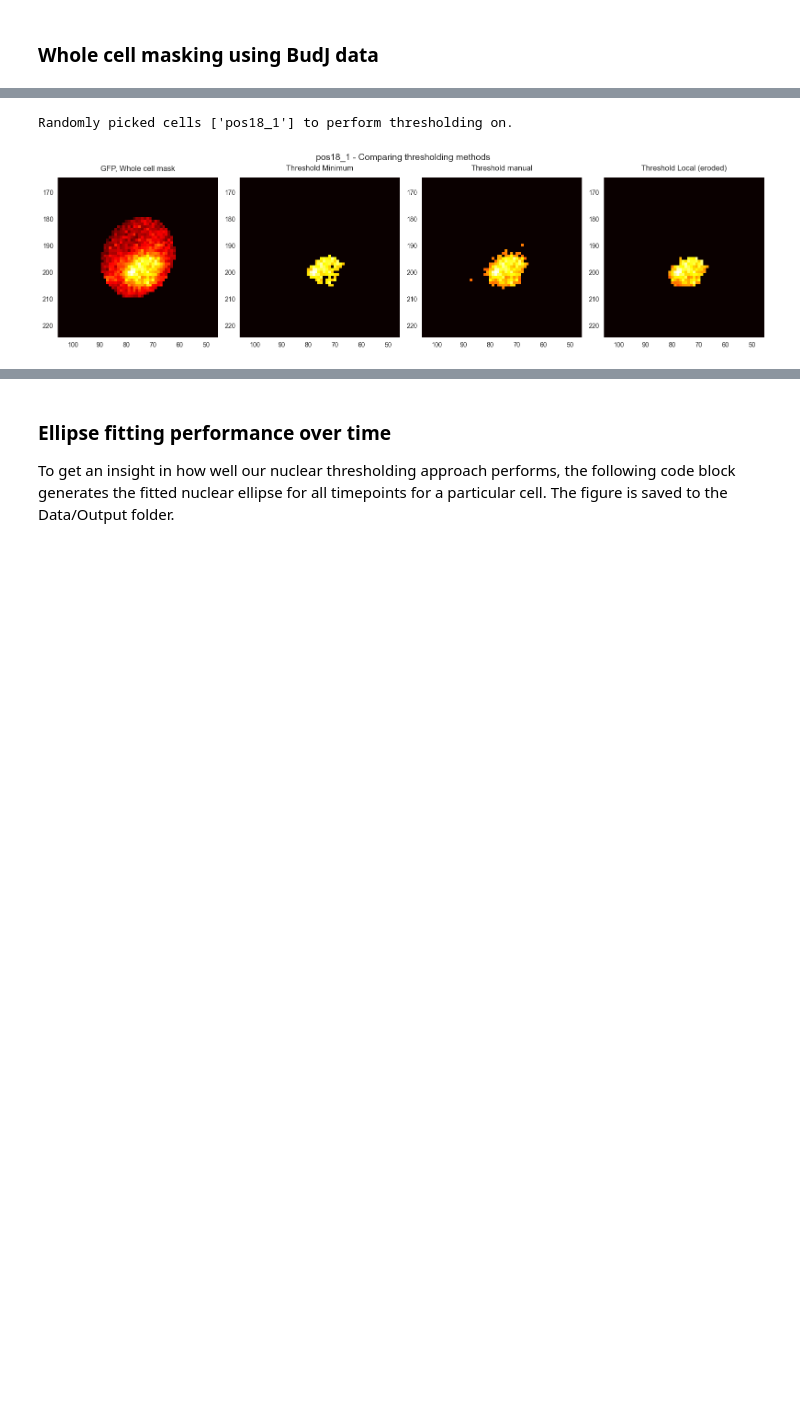
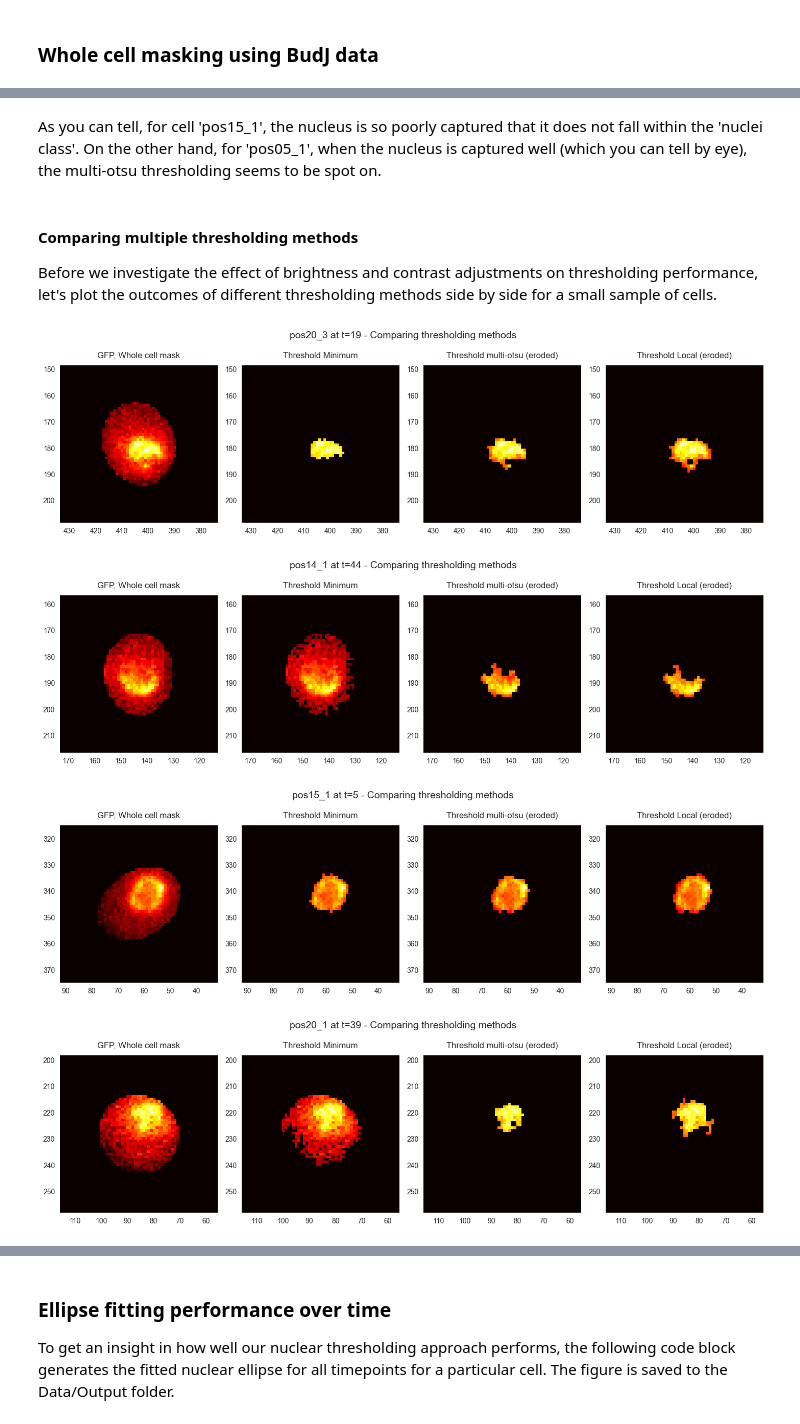
Before and after one commit to olledejong/Sfp1-Analysis, a Jupyter notebook: Volume_analysis.ipynb, the cells around one changed output, grey strips where cells are left out. Cells and saved outputs as stored; diff of their text form; code cells hidden in the pictures; blank space fills up the shorter version.

```diff
--- a/Volume_analysis.ipynb
+++ b/Volume_analysis.ipynb
@@ -32,7 +27,7 @@ nan_mean = bn.nanmean
 
 # IMPORTANT PATHS
 # Data files
-data_dir = "/Users/olledejong/Studie/MSc Biology/Research Project V1/Code and data/Data"
+data_dir = "C:/Users/Olle de Jong/Documents/MSc Biology/MSB Research/Code and data/Data"
 tiff_files_dir = data_dir + "/processed_tiffs_nup133/"  # relative path from data directory to tiff directory
 img_output_dir = data_dir + "/Output/"  # relative path from data directory to image output directory
 # Data sheets
@@ -206,8 +216,8 @@ def get_whole_cell_mask(t, single_cell_data, image_shape):
 The image channels are split, where after the whole cell mask is created. That, and the
 two original channels are plotted, which makes them visually comparable.
 """
-pos = "02"
-cell_pos = "pos02_1"
+pos = "15"
+cell_pos = "pos15_1"
 
 # This image variable is a 4 dimensional array. The outer array of 150 length holds matrices of
 # 512 by 512 pixels. These each hold 2 values. Index 0: BF channel, index 1: GFP channel
@@ -221,7 +231,7 @@ print(f"Lets take a look at cell {cell_pos}.")
 # get the data for the single cell
 single_cell_data = budj_data[budj_data["Cell_pos"] == cell_pos]
 
-t = 16
+t = 30
 t_in_tiff = t - 1  # skew the time by one
 
 imageBF = image[t_in_tiff, 0, :, :]
@@ -231,13 +241,6 @@ print(f"The imageGFP max and min intensities are {imageGFP.max()} and {imageGFP.
 # get the whole cell mask
 whole_cell_mask, x_pos, y_pos = get_whole_cell_mask(t, single_cell_data, imageGFP.shape)
 
-hist, center = exposure.histogram(imageGFP)
-plt.plot(hist)
-plt.xlim(10, 100)
-plt.ylim(0, 10000)
-plt.show()
-print(imageGFP)
-
 # plot the regular BF and GFP channels and compare this to the masked whole cell (based on ImageJ data)
 to_plot = [
     ["BF", imageBF * whole_cell_mask, "hot"],
@@ -263,15 +286,19 @@ Here we compare multiple thresholding methodologies. This is done on multiple ra
+# %% [markdown]
+As you can tell, for cell 'pos15_1', the nucleus is so poorly captured that it does not fall within the 'nuclei class'. On the other hand, for 'pos05_1', when the nucleus is captured well (which you can tell by eye), the multi-otsu thresholding seems to be spot on.
+# %% [markdown]
+#### Comparing multiple thresholding methods
+Before we investigate the effect of brightness and contrast adjustments on thresholding performance, let's plot the outcomes of different thresholding methods side by side for a small sample of cells.
 # %%
-random_cells = random.sample(individual_cells, 1)
-print(f"Randomly picked cells {random_cells} to perform thresholding on.")
-
-for cell in random_cells:
+for cell in random.sample(individual_cells, 4):
     pos = cell[3:5]
 
     image = imread(os.path.join(f"{tiff_files_dir}2022_12_06_nup133_yegfp_xy{pos}.nd2.tif")) # load the image
     single_cell_data = budj_data[budj_data["Cell_pos"] == cell]  # get the data for the single cell
 
     # get the first available frame
-    t = single_cell_data['TimeID'].iloc[0]
+    t_first = single_cell_data['TimeID'].iloc[0]
+    t_last = single_cell_data['TimeID'].iloc[-1]
+    t = random.sample(range(t_first, t_last), 1)[0]
     t_in_tiff = t - 1
 
     imageBF = image[t_in_tiff, 0, :, :]
@@ -281,40 +308,45 @@ for cell in random_cells:
 
                         # PERFORM DIFFERENT THRESHOLD METHODS
     num_cell_pixels = np.count_nonzero(whole_cell_mask == True)
     bloc_size_cell_size_dependent = round_up_to_odd(bloc_size_frac_to_use * num_cell_pixels)
 
     # adaptive thresholding will be performed not on all image but on a fraction of it which includes the cell
     imageGFP_cell_mask = imageGFP * whole_cell_mask  # keep the part of the GFP channel that is within the cell mask
 
     # thresholding for getting the nuclear mask
     nucl_thresh_mask_local = threshold_local(  # local thresholding
         image=imageGFP_cell_mask,
         block_size=bloc_size_cell_size_dependent,
         method='gaussian',
         offset=offset_to_use,
         mode='reflect'
     )
-    nucl_thresh_mask_otsu = threshold_otsu(imageGFP_cell_mask)  # perform otsu thresholding
     nucl_thresh_mask_minimum = threshold_minimum(imageGFP_cell_mask)  # perform minimum thresholding
+    thresholds = threshold_multiotsu(imageGFP, classes=5)  # perform multi-otsu thresholding on whole image
+    nucl_thresh_mask_mlti_otsu = thresholds[-1]
 
     # keep the nucleus pixels that are greater than the local threshold (either with or without erosion)
     imageGFP_nuc_mask_local = remove_small_objects(imageGFP_cell_mask > nucl_thresh_mask_local)
     imageGFP_nuc_mask_minimum = remove_small_objects(imageGFP_cell_mask > nucl_thresh_mask_minimum)
-    imageGFP_nuc_mask_otsu = remove_small_objects(imageGFP_cell_mask > nucl_thresh_mask_otsu)
+    imageGFP_nuc_mask_mlti_otsu = remove_small_objects(imageGFP_cell_mask > nucl_thresh_mask_mlti_otsu)
     imageGFP_nuc_mask_manual = imageGFP_cell_mask > 100
 
     imageGFP_nuc_mask_local_eroded = binary_erosion(imageGFP_nuc_mask_local, structure = np.ones((2,2)))
     imageGFP_nuc_mask_local_eroded = remove_small_objects(imageGFP_nuc_mask_local_eroded)
+    imageGFP_nuc_mask_mlti_otsu_eroded = binary_erosion(imageGFP_nuc_mask_mlti_otsu, structure = np.ones((2,2)))
+    imageGFP_nuc_mask_mlti_otsu_eroded = remove_small_objects(imageGFP_nuc_mask_mlti_otsu_eroded)
 
     to_plot = [
-        ["GFP, Whole cell mask",  imageGFP * whole_cell_mask],
-        ["Threshold Minimum", imageGFP * imageGFP_nuc_mask_minimum],
-        ["Threshold manual", imageGFP * imageGFP_nuc_mask_manual],
-        ["Threshold Local (eroded)", imageGFP * imageGFP_nuc_mask_local_eroded]
+        ["GFP, Whole cell mask",  imageGFP * whole_cell_mask, "hot"],
+        ["Threshold Minimum", imageGFP * imageGFP_nuc_mask_minimum, "hot"],
+        ["Threshold multi-otsu (eroded)", imageGFP * imageGFP_nuc_mask_mlti_otsu_eroded, "hot"],
+        ["Threshold Local (eroded)", imageGFP * imageGFP_nuc_mask_local_eroded, "hot"]
     ]
 
-    plot_from_list(f"{cell} - Comparing thresholding methods", to_plot, (x_pos + 30, x_pos - 30), (y_pos + 30, y_pos - 30))
+    plot_from_list(f"{cell} at t={t} - Comparing thresholding methods", to_plot, (x_pos + 30, x_pos - 30), (y_pos + 30, y_pos - 30))
 # %% [output]
-Randomly picked cells ['pos18_1'] to perform thresholding on.
-[figure, old version]
+[figure, new version]
+[figure, added]
+[figure, added]
+[figure, added]
 # %% [markdown]
```
Also changed, not shown: parts of 42 cells of this notebook.
